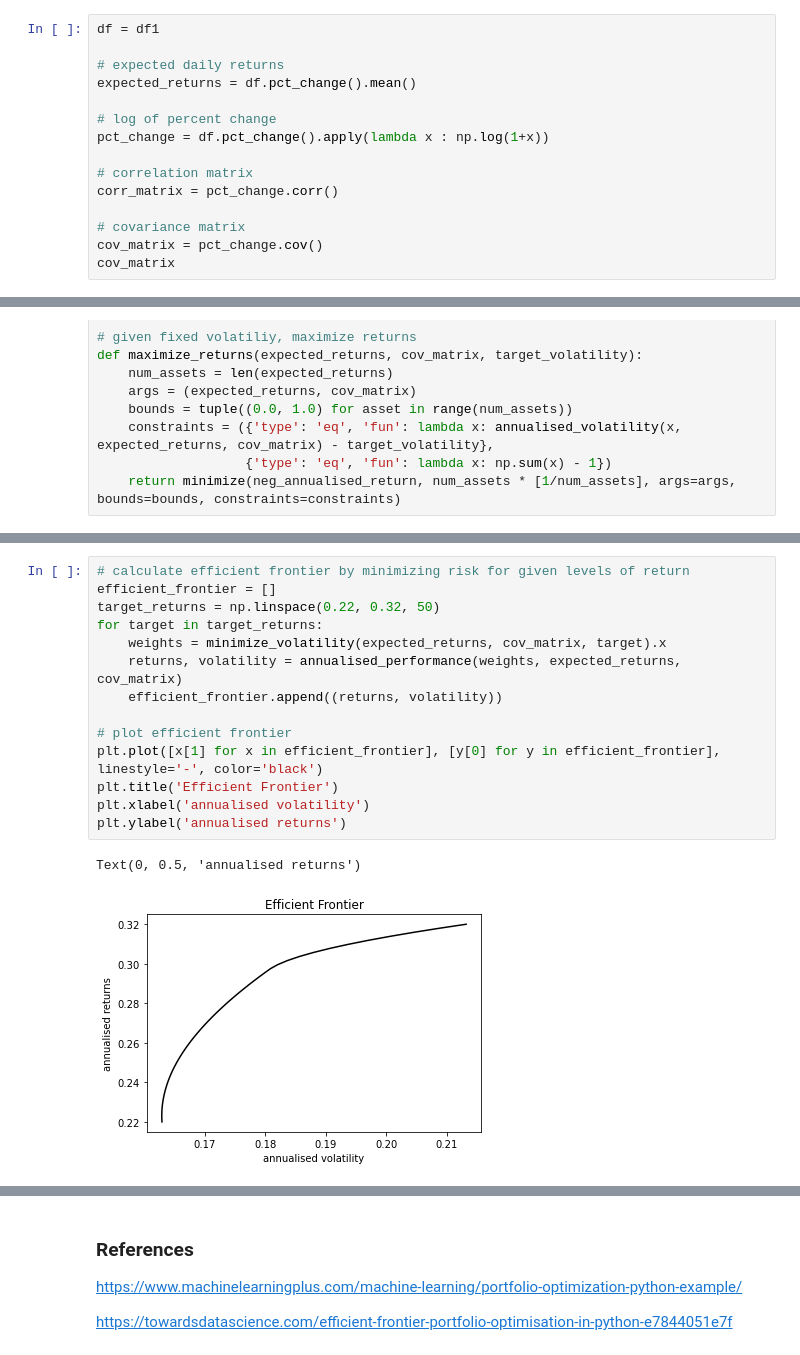
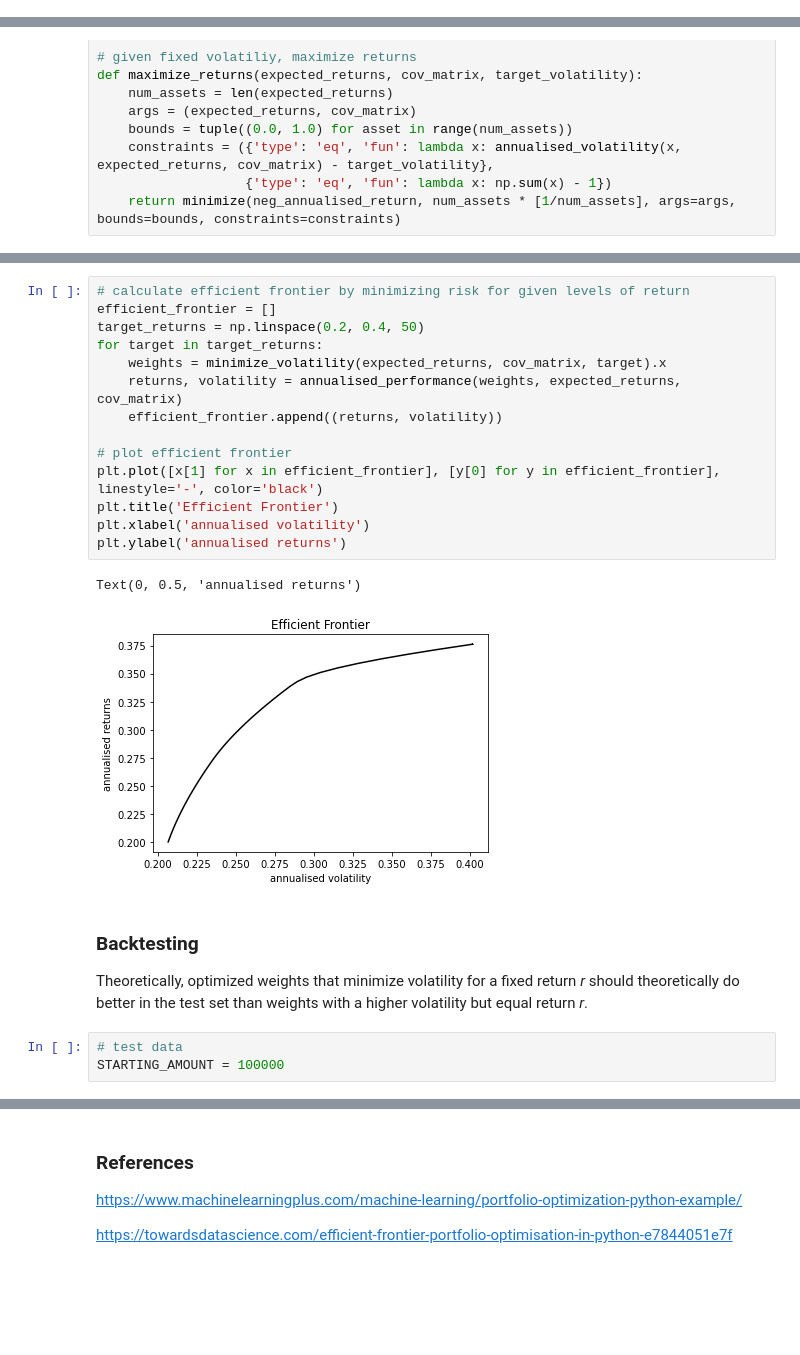
Before and after one commit to gracejyzhang/finance-collection, a Jupyter notebook: portfolio_optimization.ipynb, the cells around one changed output, grey strips where cells are left out. Drawn from its saved outputs; the diff is of its cells as text; blank space fills up the shorter version.

Commit message:
added backtesting for individual stocks vs. etfs

```diff
--- a/portfolio_optimization.ipynb
+++ b/portfolio_optimization.ipynb
@@ -112,17 +79,2 @@ df3
 # %% [markdown]
 ### Analysis & Metrics
-# %%
-df = df1
-
-# expected daily returns
-expected_returns = df.pct_change().mean()
-
-# log of percent change
-pct_change = df.pct_change().apply(lambda x : np.log(1+x))
-
-# correlation matrix
-corr_matrix = pct_change.corr()
-
-# covariance matrix
-cov_matrix = pct_change.cov()
-cov_matrix
@@ -246,17 +194,23 @@ Maximized annualised returns weights: [0.44298014 0.29158483 0.         0.265435
 # %%
 # calculate efficient frontier by minimizing risk for given levels of return
 efficient_frontier = []
-target_returns = np.linspace(0.22, 0.32, 50)
+target_returns = np.linspace(0.2, 0.4, 50)
 for target in target_returns:
     weights = minimize_volatility(expected_returns, cov_matrix, target).x
     returns, volatility = annualised_performance(weights, expected_returns, cov_matrix)
     efficient_frontier.append((returns, volatility))
 
 # plot efficient frontier
 plt.plot([x[1] for x in efficient_frontier], [y[0] for y in efficient_frontier], linestyle='-', color='black')
 plt.title('Efficient Frontier')
 plt.xlabel('annualised volatility')
 plt.ylabel('annualised returns')
 # %% [output]
 Text(0, 0.5, 'annualised returns')
-[figure, old version]
+[figure, new version]
+# %% [markdown]
+### Backtesting
+Theoretically, optimized weights that minimize volatility for a fixed return _r_ should theoretically do better in the test set than weights with a higher volatility but equal return _r_.
+# %%
+# test data
+STARTING_AMOUNT = 100000
```
Also changed, not shown: parts of 10 cells of this notebook, 11 other files.
